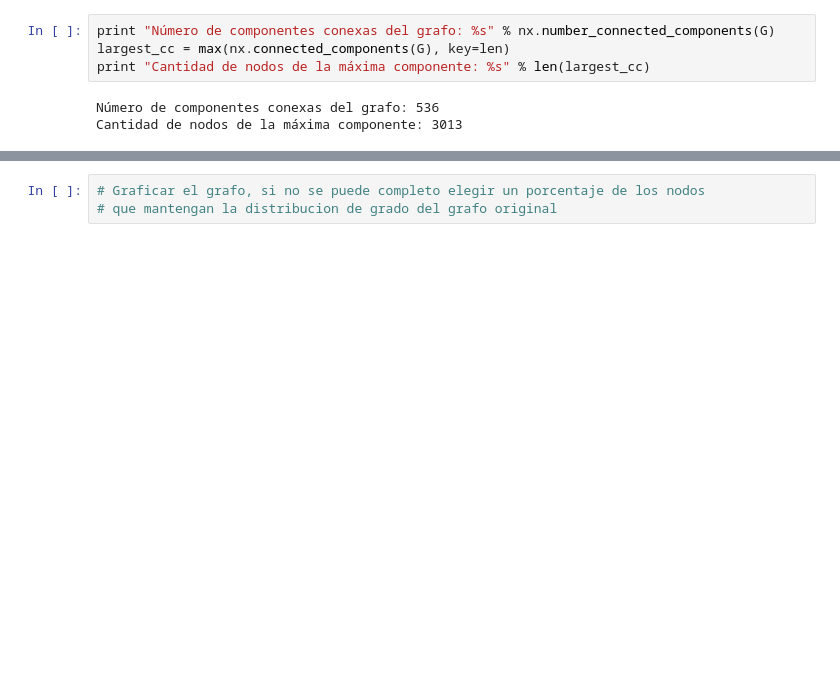
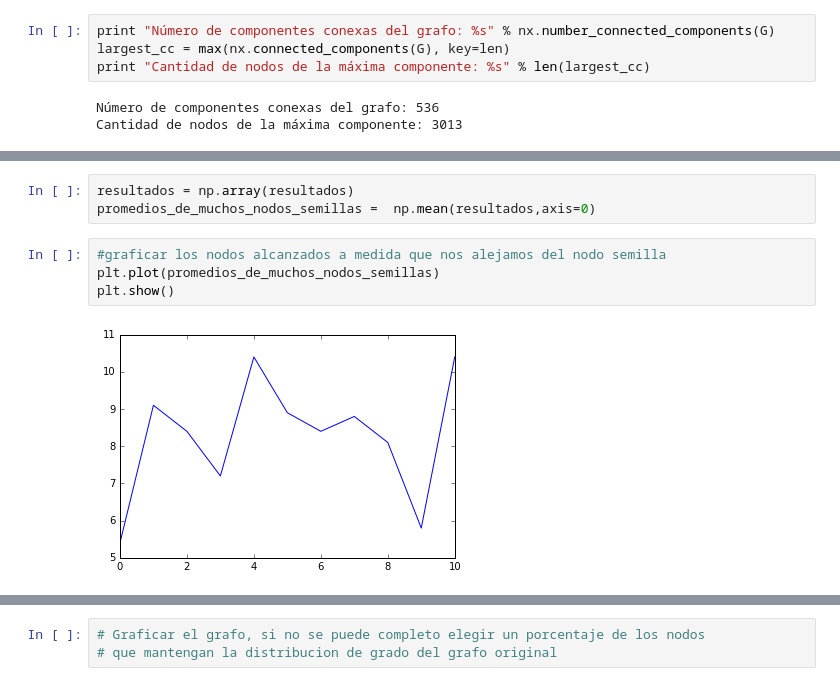
Before and after one commit to axelmaddonni/cienciadatos, a Jupyter notebook: tp4/Informe TP4.ipynb, the cells around one changed output, grey strips where cells are left out. Saved outputs shown, nothing was run; the diff lists cells and outputs as text; blank space fills up the shorter version.

```diff
--- a/tp4/Informe TP4.ipynb
+++ b/tp4/Informe TP4.ipynb
@@ -76,0 +138,9 @@ def vecindades():
+# %%
+resultados = np.array(resultados)
+promedios_de_muchos_nodos_semillas =  np.mean(resultados,axis=0)
+# %%
+#graficar los nodos alcanzados a medida que nos alejamos del nodo semilla
+plt.plot(promedios_de_muchos_nodos_semillas)
+plt.show()
+# %% [output]
+[figure, added]
```
Also changed, not shown: parts of 5 cells of this notebook.
